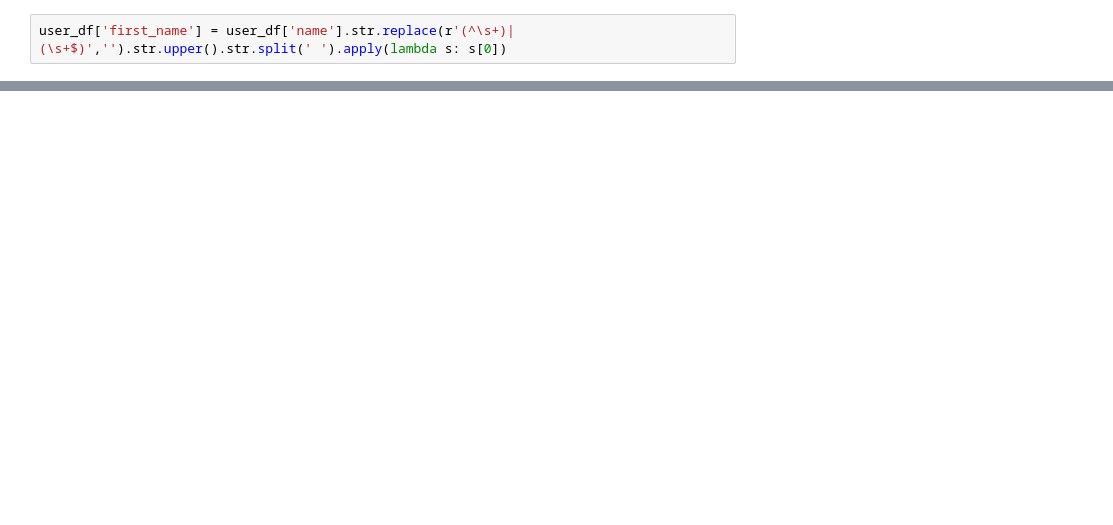
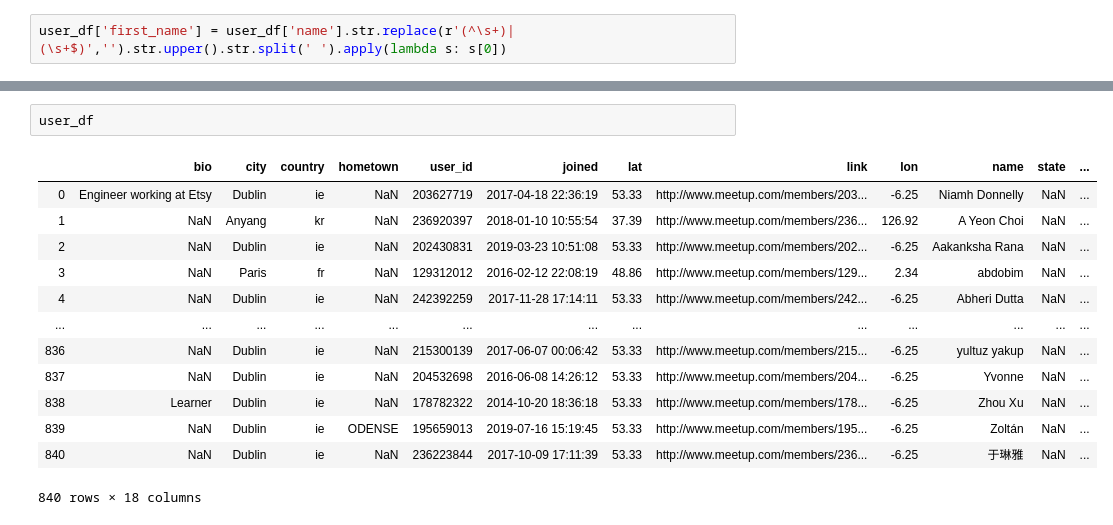
Before and after one commit to amaralcs/meetup_eda, a Jupyter notebook: user_eda.ipynb, the cells around one changed output, grey strips where cells are left out. Drawn from its saved outputs; the diff is of its cells as text; blank space fills up the shorter version.

```diff
--- a/user_eda.ipynb
+++ b/user_eda.ipynb
@@ -259,0 +303,16 @@ top_n_barplot(user_df, 'first_name', 20)
+# %%
+user_df
+# %% [output]
+|  | bio | city | country | hometown | user_id | joined | lat | link | lon | name | state | ... |
+| 0 | Engineer working at Etsy | Dublin | ie | NaN | 203627719 | 2017-04-18 22:36:19 | 53.33 | http://www.meetup.com/members/203... | -6.25 | Niamh Donnelly | NaN | ... |
+| 1 | NaN | Anyang | kr | NaN | 236920397 | 2018-01-10 10:55:54 | 37.39 | http://www.meetup.com/members/236... | 126.92 | A Yeon Choi | NaN | ... |
+| 2 | NaN | Dublin | ie | NaN | 202430831 | 2019-03-23 10:51:08 | 53.33 | http://www.meetup.com/members/202... | -6.25 | Aakanksha Rana | NaN | ... |
+| 3 | NaN | Paris | fr | NaN | 129312012 | 2016-02-12 22:08:19 | 48.86 | http://www.meetup.com/members/129... | 2.34 | abdobim | NaN | ... |
+| 4 | NaN | Dublin | ie | NaN | 242392259 | 2017-11-28 17:14:11 | 53.33 | http://www.meetup.com/members/242... | -6.25 | Abheri Dutta | NaN | ... |
+| ... | ... | ... | ... | ... | ... | ... | ... | ... | ... | ... | ... | ... |
+| 836 | NaN | Dublin | ie | NaN | 215300139 | 2017-06-07 00:06:42 | 53.33 | http://www.meetup.com/members/215... | -6.25 | yultuz yakup | NaN | ... |
+| 837 | NaN | Dublin | ie | NaN | 204532698 | 2016-06-08 14:26:12 | 53.33 | http://www.meetup.com/members/204... | -6.25 | Yvonne | NaN | ... |
+| 838 | Learner | Dublin | ie | NaN | 178782322 | 2014-10-20 18:36:18 | 53.33 | http://www.meetup.com/members/178... | -6.25 | Zhou Xu | NaN | ... |
+| 839 | NaN | Dublin | ie | ODENSE | 195659013 | 2019-07-16 15:19:45 | 53.33 | http://www.meetup.com/members/195... | -6.25 | Zoltán | NaN | ... |
+| 840 | NaN | Dublin | ie | NaN | 236223844 | 2017-10-09 17:11:39 | 53.33 | http://www.meetup.com/members/236... | -6.25 | 于琳雅 | NaN | ... |
+840 rows × 18 columns
```
Also changed, not shown: parts of 22 cells of this notebook.
